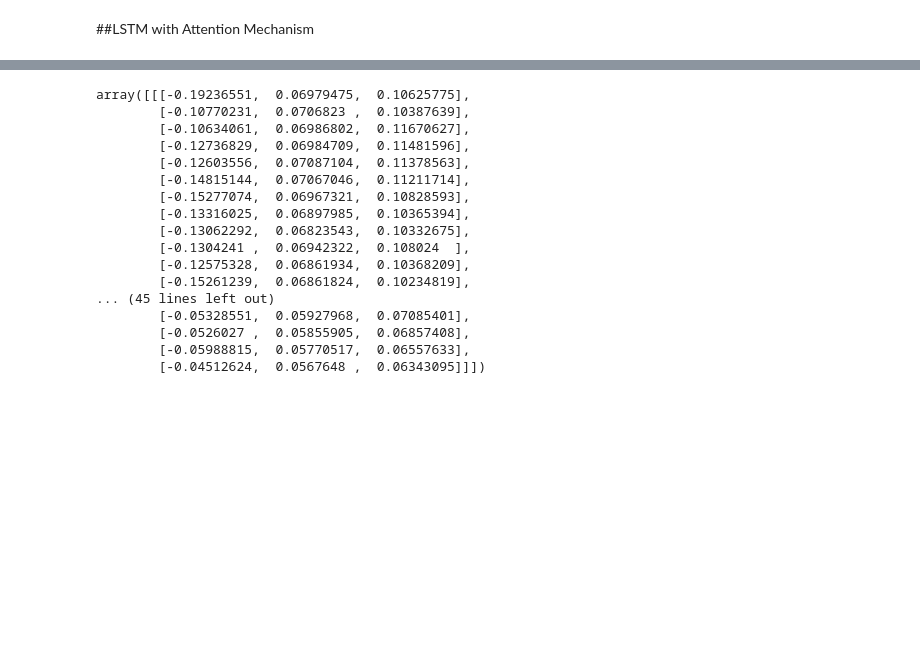
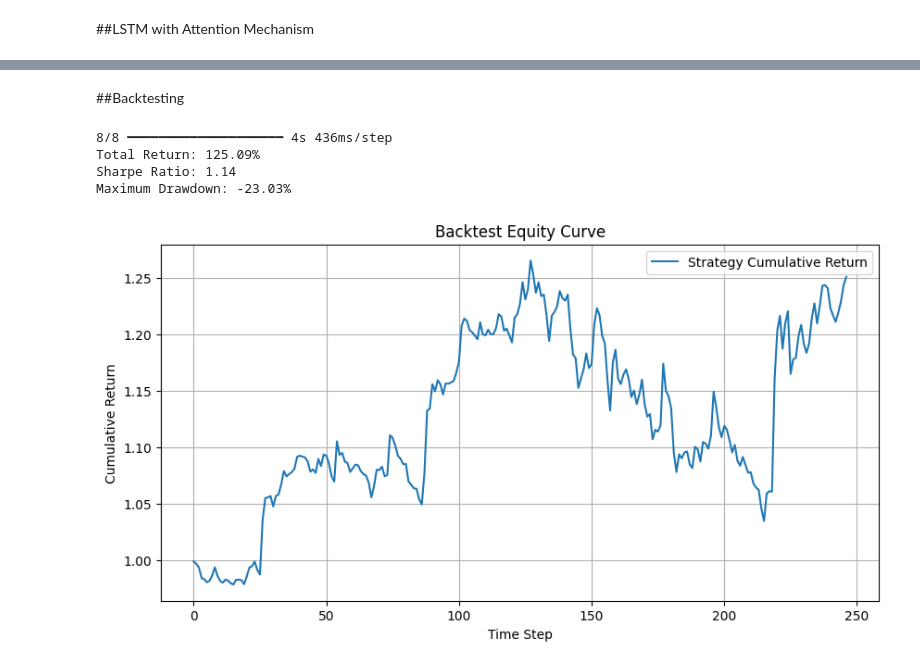
Before and after one commit to zheyuzy/GARCH-LSTM-model-on-ETH-BTC-pair, a Jupyter notebook: GARCH_LSTM_Long_Short_Pair_Trading_Strategies_on_ETH_BTC_pair.ipynb, the cells around one changed output, grey strips where cells are left out. Cells and saved outputs as stored; diff of their text form; code cells hidden in the pictures; blank space fills up the shorter version.

```diff
--- a/GARCH_LSTM_Long_Short_Pair_Trading_Strategies_on_ETH_BTC_pair.ipynb
+++ b/GARCH_LSTM_Long_Short_Pair_Trading_Strategies_on_ETH_BTC_pair.ipynb
@@ -512,22 +508,46 @@ Epoch 27/50
-# %%
-# explainer = shap.DeepExplainer(model, X_train)
-X_train[:2]
-# %% [output]
-array([[[-0.19236551,  0.06979475,  0.10625775],
-        [-0.10770231,  0.0706823 ,  0.10387639],
-        [-0.10634061,  0.06986802,  0.11670627],
-        [-0.12736829,  0.06984709,  0.11481596],
-        [-0.12603556,  0.07087104,  0.11378563],
-        [-0.14815144,  0.07067046,  0.11211714],
-        [-0.15277074,  0.06967321,  0.10828593],
-        [-0.13316025,  0.06897985,  0.10365394],
-        [-0.13062292,  0.06823543,  0.10332675],
-        [-0.1304241 ,  0.06942322,  0.108024  ],
-        [-0.12575328,  0.06861934,  0.10368209],
-        [-0.15261239,  0.06861824,  0.10234819],
-... (45 lines left out)
-        [-0.05328551,  0.05927968,  0.07085401],
-        [-0.0526027 ,  0.05855905,  0.06857408],
-        [-0.05988815,  0.05770517,  0.06557633],
-        [-0.04512624,  0.0567648 ,  0.06343095]]])
+# %% [markdown]
+##Backtesting
+# %%
+# Predict with LSTM
+y_pred_probs, y_vol_pred = model.predict(X_test)
+y_pred_class = np.argmax(y_pred_probs, axis=1)
+
+signal_map = {0: 1, 1: -1, 2: 0}
+predicted_signals = np.array([signal_map[c] for c in y_pred_class])
+
+# Compute Returns
+spread_test = y_vol[train_size:]
+spread_returns = np.diff(spread_test, prepend=spread_test[0])
+strategy_returns = predicted_signals * spread_returns
+
+transaction_cost = 0.001
+signal_change = np.abs(np.diff(predicted_signals, prepend=0))
+costs = signal_change * transaction_cost
+net_returns = strategy_returns - costs
+cumulative_returns = np.cumprod(1 + net_returns)
+
+# Performance
+total_return = cumulative_returns[-1]
+sharpe_ratio = np.mean(net_returns) / np.std(net_returns) * np.sqrt(252)
+max_drawdown = np.min(cumulative_returns - np.maximum.accumulate(cumulative_returns))
+
+print(f"Total Return: {total_return*100:.2f}%")
+print(f"Sharpe Ratio: {sharpe_ratio:.2f}")
+print(f"Maximum Drawdown: {max_drawdown*100:.2f}%")
+
+# Performance Plot
+plt.figure(figsize=(10,5))
+plt.plot(cumulative_returns, label='Strategy Cumulative Return')
+plt.title('Backtest Equity Curve')
+plt.xlabel('Time Step')
+plt.ylabel('Cumulative Return')
+plt.legend()
+plt.grid(True)
+plt.show()
+# %% [output]
+8/8 ━━━━━━━━━━━━━━━━━━━━ 4s 436ms/step
+Total Return: 125.09%
+Sharpe Ratio: 1.14
+Maximum Drawdown: -23.03%
+[figure, added]
 # %% [markdown]
```
Also changed, not shown: parts of 16 cells of this notebook.
